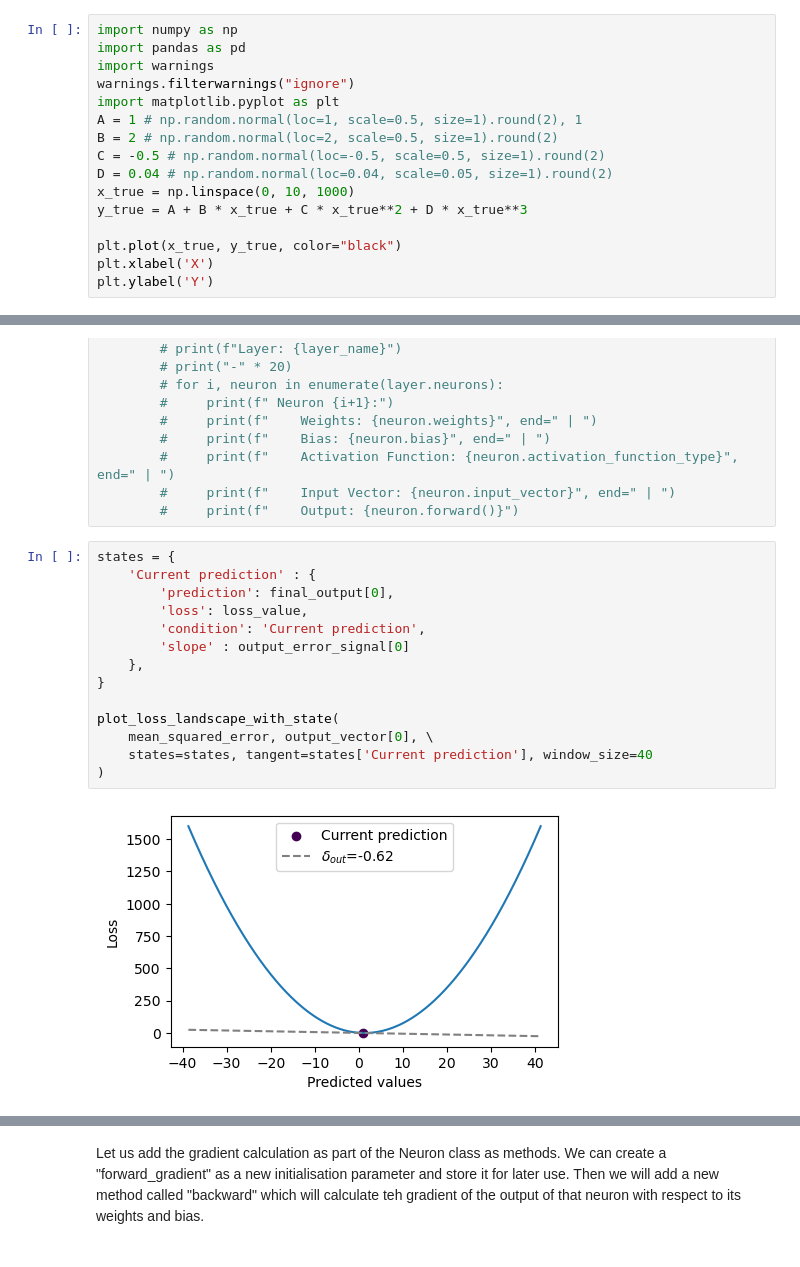
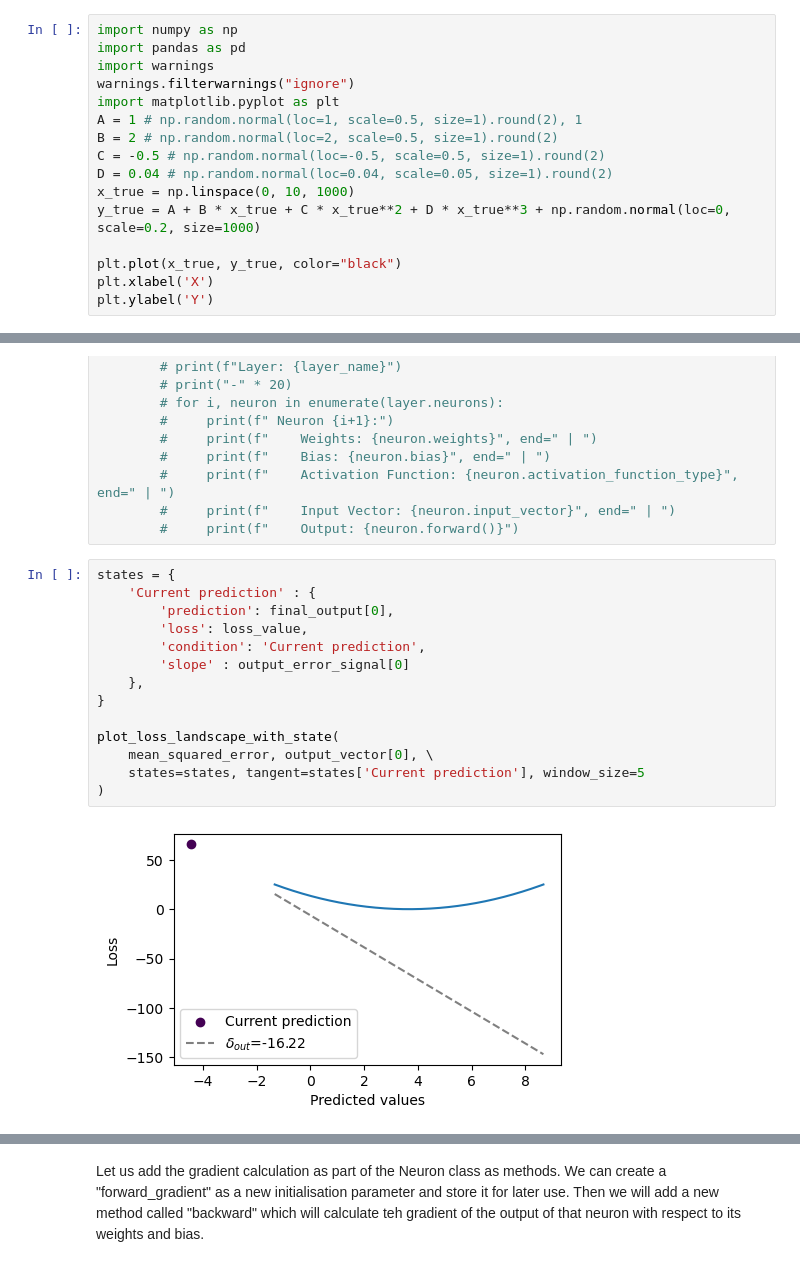
Before and after one commit to cryoTUD/ai4nanobiology, a Jupyter notebook: week_1/2_basics_nn.ipynb, the cells around one changed output, grey strips where cells are left out. Cells and saved outputs as stored; diff of their text form.

```diff
--- a/week_1/2_basics_nn.ipynb
+++ b/week_1/2_basics_nn.ipynb
@@ -26,7 +26,7 @@ B = 2 # np.random.normal(loc=2, scale=0.5, size=1).round(2)
 C = -0.5 # np.random.normal(loc=-0.5, scale=0.5, size=1).round(2)
 D = 0.04 # np.random.normal(loc=0.04, scale=0.05, size=1).round(2)
 x_true = np.linspace(0, 10, 1000)
-y_true = A + B * x_true + C * x_true**2 + D * x_true**3
+y_true = A + B * x_true + C * x_true**2 + D * x_true**3 + np.random.normal(loc=0, scale=0.2, size=1000)
 
 plt.plot(x_true, y_true, color="black")
 plt.xlabel('X')
@@ -635,19 +640,19 @@ def print_summary_of_network(**layers):
 # %%
 states = {
     'Current prediction' : {
         'prediction': final_output[0],
         'loss': loss_value,
         'condition': 'Current prediction',
         'slope' : output_error_signal[0]
     },
 }
 
 plot_loss_landscape_with_state(
     mean_squared_error, output_vector[0], \
-    states=states, tangent=states['Current prediction'], window_size=40
+    states=states, tangent=states['Current prediction'], window_size=5
 )
 # %% [output]
-[figure, old version]
+[figure, new version]
 # %%
 print_summary_of_network(Input_layer=input_layer, Hidden_layer_1=hidden_layer_1, Final_layer=final_layer)
 # %% [output]
```
Also changed, not shown: parts of 44 cells of this notebook, 1 other file.
